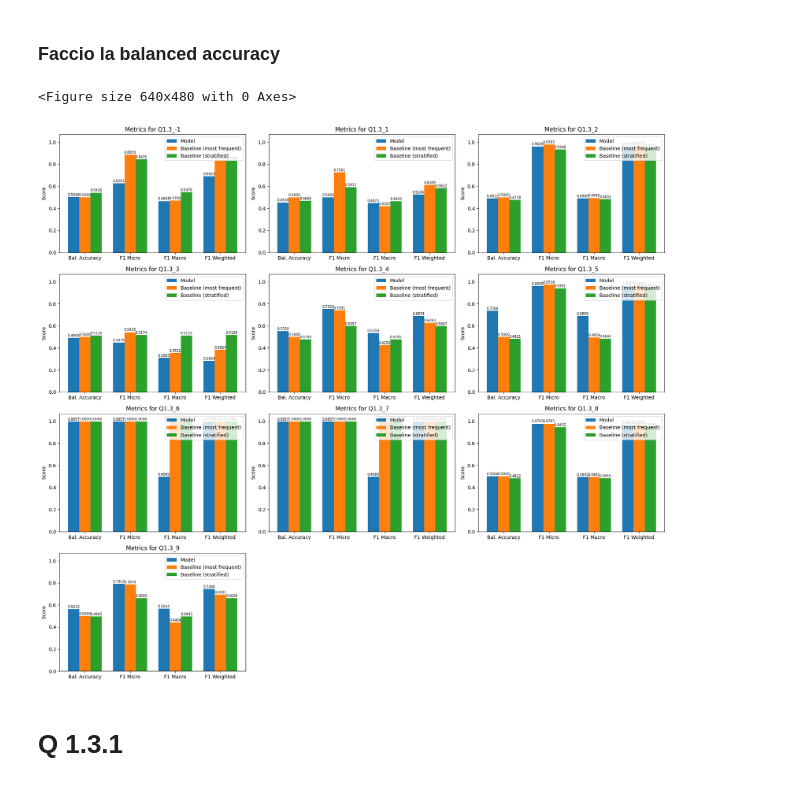
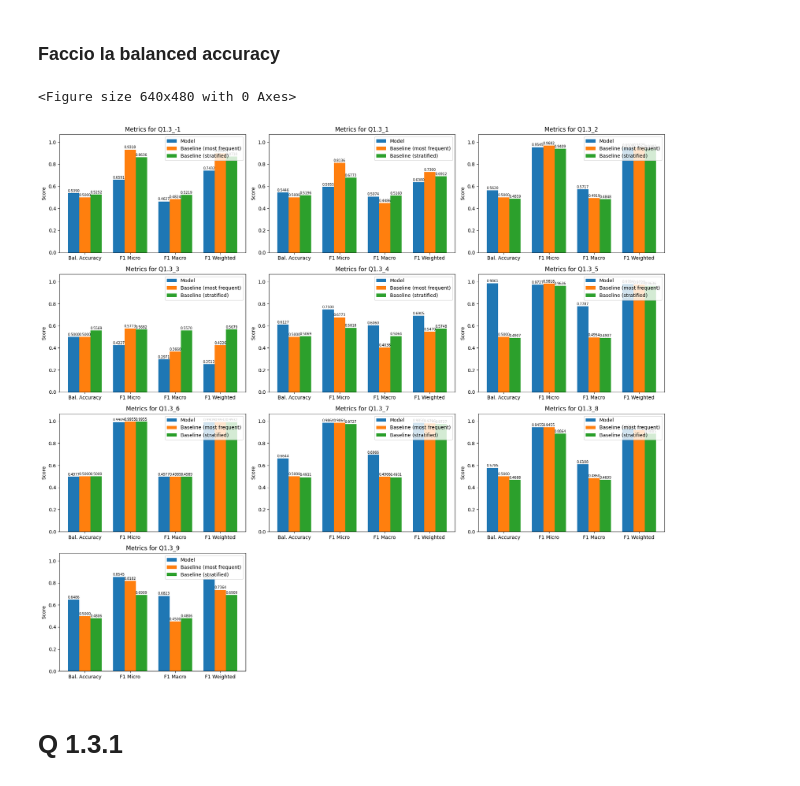
Before and after one commit to bianchi-john/ChatGPTAsAnnotator, a Jupyter notebook: Code/Comparison.ipynb, the cells around one changed output. Drawn from its saved outputs; the diff is of its cells as text; code cells hidden in the pictures.

```diff
--- a/Code/Comparison.ipynb
+++ b/Code/Comparison.ipynb
@@ -679,10 +670,10 @@ df_1_3
 # %% [markdown]
 ### Faccio la balanced accuracy
 # %%
-calculate_standard_metrics('Manuel', 'ChatGPT4AsAnnotator', df_1_3)
+calculate_standard_metrics('Marinella', 'ChatGPT4AsAnnotator', df_1_3)
 # %% [output]
 <Figure size 640x480 with 0 Axes>
-[figure, old version]
+[figure, new version]
 # %% [markdown]
 # Q 1.3.1
 # %% [markdown]
```
Also changed, not shown: parts of 11 cells of this notebook, 1 other file.
